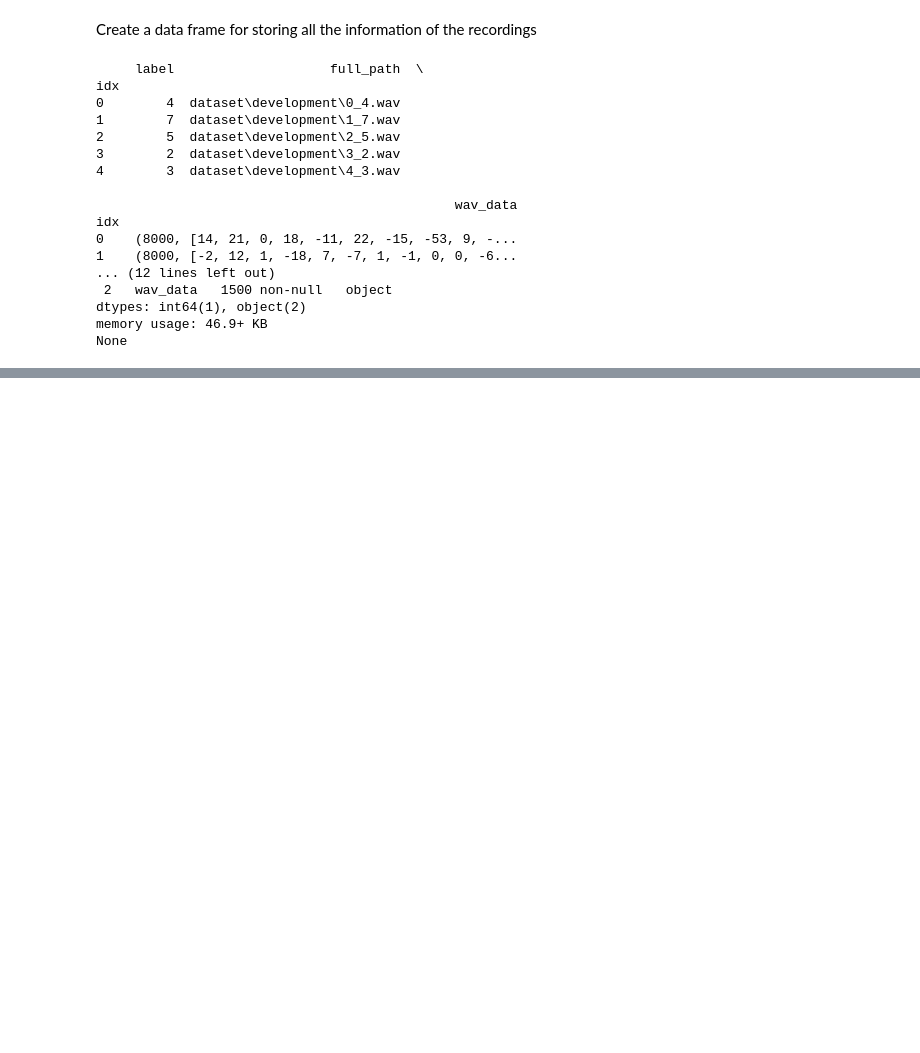
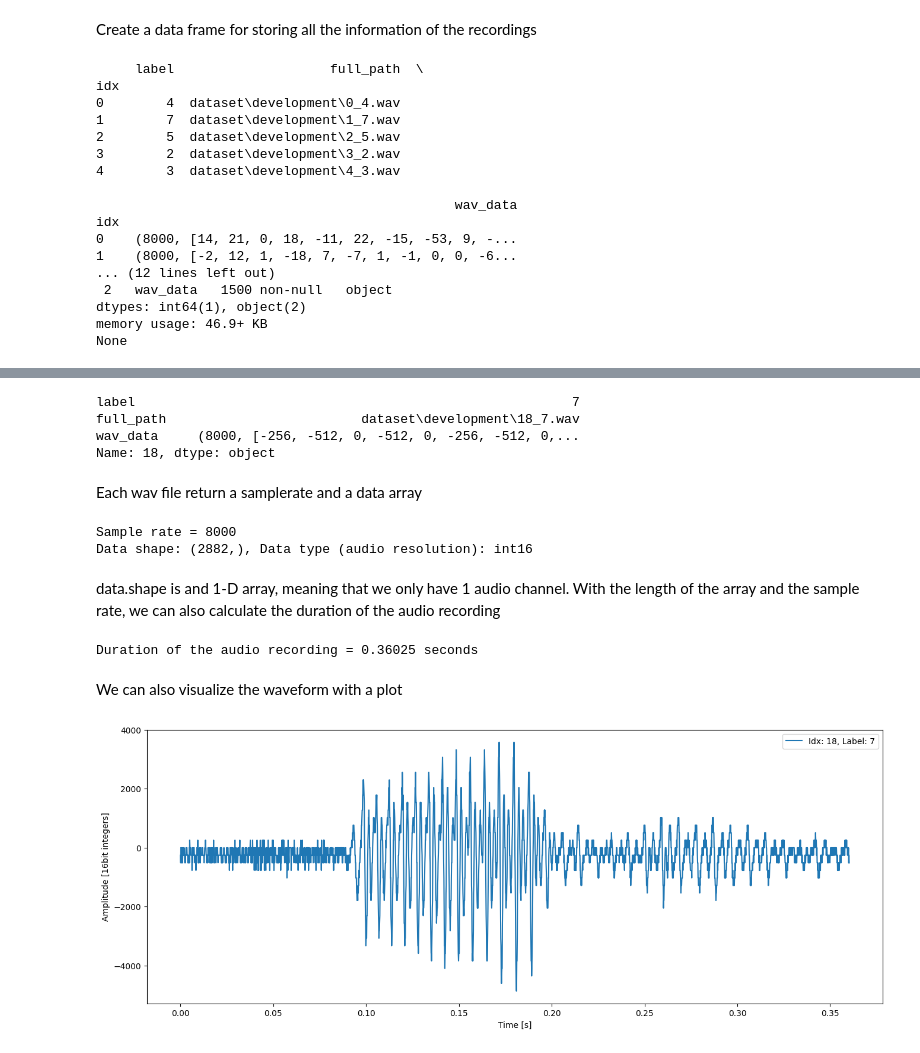
Before and after one commit to Ciovino/lab7-dsl, a Jupyter notebook: 07Lab_analysis.ipynb, the cells around one changed output, grey strips where cells are left out. Drawn from its saved outputs; the diff is of its cells as text; code cells hidden in the pictures; blank space fills up the shorter version.

Commit message:
data exploration - waveform visualization

```diff
--- a/07Lab_analysis.ipynb
+++ b/07Lab_analysis.ipynb
@@ -59,7 +59,7 @@ def convert_files_for_df(file_list : list[str], options : str = 'dev') -> list[d
 #  Convert the development dataset in a pandas data frame, with index 'idx' and columns ['label', 'full_path', 'wav_data']
 import pandas as pd # create data frame
 
-dev_dataset = pd.DataFrame(data = convert_files_for_df(dev_files)).set_index('idx').sort_index()
+dev_dataset : pd.DataFrame = pd.DataFrame(data = convert_files_for_df(dev_files)).set_index('idx').sort_index()
 
 print(dev_dataset.head(5))
 print('\nDataset information:')
@@ -84,0 +89,42 @@ None
+# %%
+test_element : pd.Series = dev_dataset.iloc[0]
+print(test_element)
+# %% [output]
+label                                                        7
+full_path                         dataset\development\18_7.wav
+wav_data     (8000, [-256, -512, 0, -512, 0, -256, -512, 0,...
+Name: 18, dtype: object
+# %% [markdown]
+Each wav file return a samplerate and a data array
+# %%
+sample_rate, data = test_element['wav_data']
+
+print(f'Sample rate = {sample_rate}')
+print(f'Data shape: {data.shape}, Data type (audio resolution): {data.dtype}')
+# %% [output]
+Sample rate = 8000
+Data shape: (2882,), Data type (audio resolution): int16
+# %% [markdown]
+data.shape is and 1-D array, meaning that we only have 1 audio channel. With the length of the array and the sample rate, we can also calculate the duration of the audio recording
+# %%
+time_length : float =  data.shape[0] / sample_rate
+print(f'Duration of the audio recording = {time_length} seconds')
+# %% [output]
+Duration of the audio recording = 0.36025 seconds
+# %% [markdown]
+We can also visualize the waveform with a plot
+# %%
+import matplotlib.pyplot as plt
+import numpy as np
+
+fig, ax = plt.subplots(figsize = (16, 6)) # create figure
+
+time_axis = np.linspace(0.0, time_length, data.shape[0]) # create x axis
+ax.plot(time_axis, data, label = f'Idx: {test_element.name}, Label: {test_element['label']}') # plot
+ax.set_xlabel(xlabel = 'Time [s]')
+ax.set_ylabel(ylabel = 'Amplitude [16bit integers]')
+ax.legend()
+
+plt.show()
+# %% [output]
+[figure, added]
```
Also changed, not shown: parts of 3 cells of this notebook.
